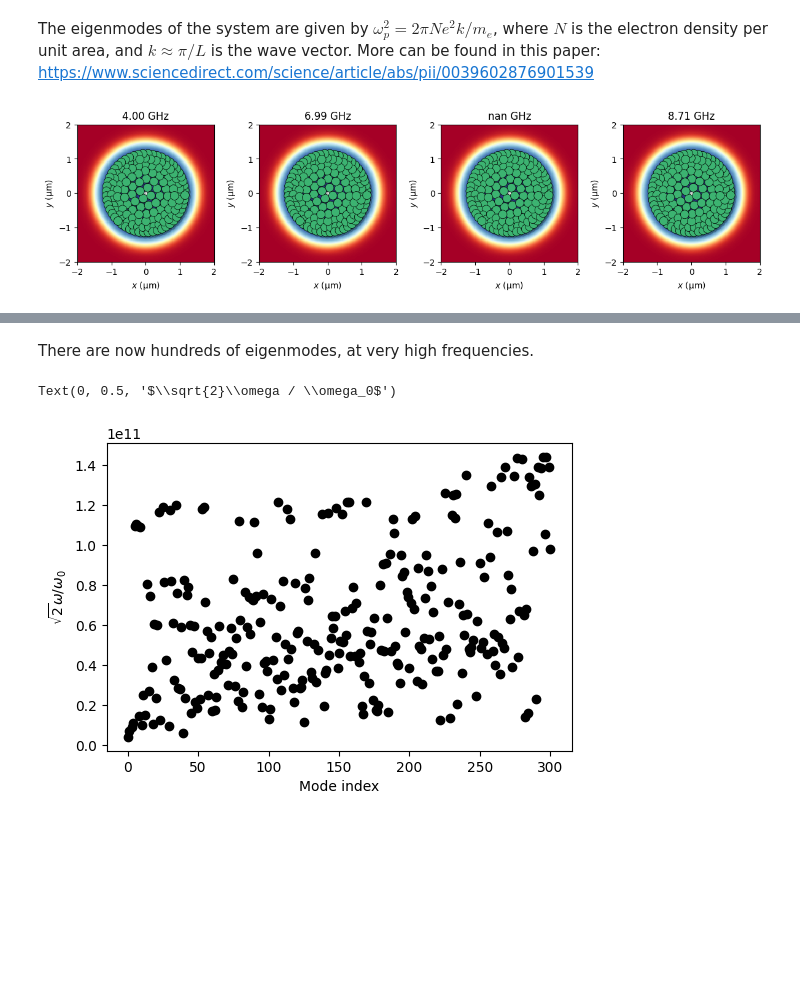
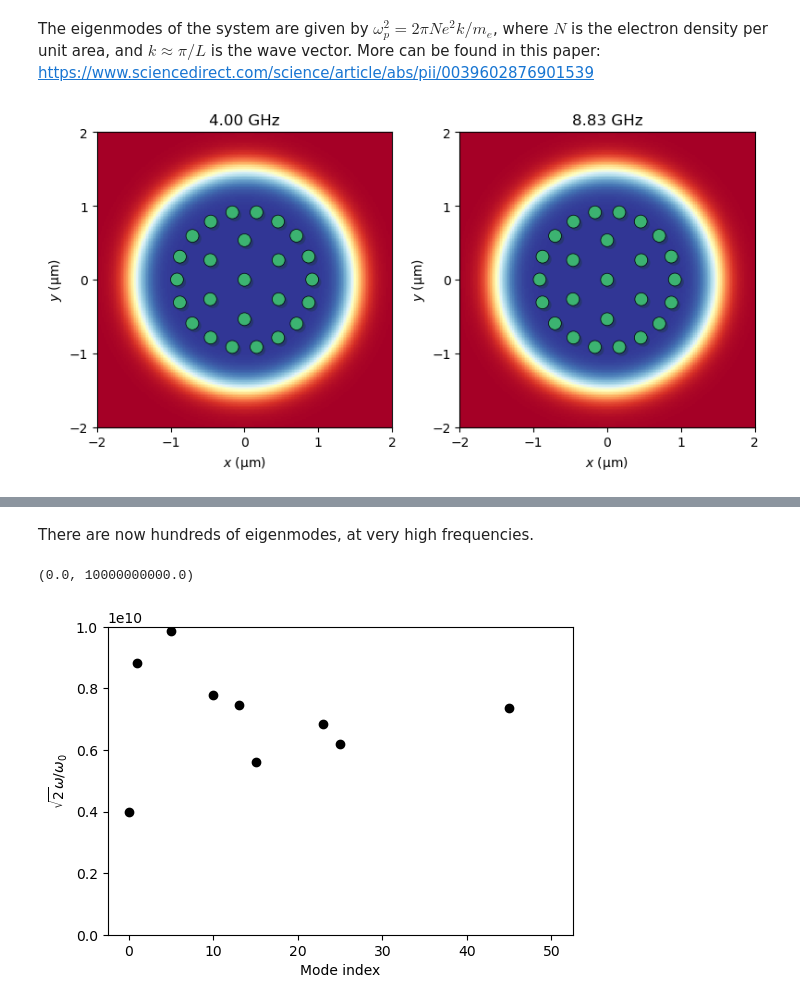
Before and after one commit to gkoolstra/quantum_electron, a Jupyter notebook: examples/01_square_well.ipynb, the cells around one changed output, grey strips where cells are left out. Cells and saved outputs as stored; diff of their text form; code cells hidden in the pictures; blank space fills up the shorter version.

```diff
--- a/examples/01_square_well.ipynb
+++ b/examples/01_square_well.ipynb
@@ -127,26 +137,26 @@ Text(0, 0.5, 'Local density (cm$^{-2}$)')
 # %% [markdown]
 The eigenmodes of the system are given by $\omega_p^2 = 2\pi N e^2 k / m_e$, where $N$ is the electron density per unit area, and $k \approx \pi / L$ is the wave vector. More can be found in this paper:  https://www.sciencedirect.com/science/article/abs/pii/0039602876901539
 # %%
-mode_idcs = range(0, 4)
-n_electrons = 150
+mode_idcs = range(0, 2)
+n_electrons = 25
 
-fig, ax = plt.subplots(1, len(mode_idcs), figsize=(len(mode_idcs) * 3, 6))
-fm = FullModel(potential_dict=potential_dict, voltage_dict=voltages, trap_annealing_steps=[1.0]*10)
+fig, ax = plt.subplots(1, len(mode_idcs), figsize=(len(mode_idcs) * 4, 7))
+fm = FullModel(potential_dict=potential_dict, voltage_dict=voltages, trap_annealing_steps=[10.0]*10)
 res = fm.get_electron_positions(n_electrons=n_electrons, electron_initial_positions=None)
 fm.set_rf_interpolator(rf_electrode_labels=['dot', 'gnd'])
 
 for k, m in enumerate(mode_idcs):
     fm.plot_potential_energy(ax=ax[k], dxdy=(4, 4), print_voltages=False, plot_contours=False)
 
     K, M = fm.setup_eom(res['x'])
     efreqs, evecs = fm.solve_eom(K, M, sort_by_cavity_participation=True)
 
     ax[k].set_title(f"{efreqs[m]/1e9:.2f} GHz")
 
 fig.tight_layout()
 anim = fm.animate_eigenvectors(fig, ax, evecs.T, res['x'], amplitude=0.5e-7)
 # %% [output]
-[figure, old version]
+[figure, new version]
 # %%
 fm.show_animation(anim)
 # %% [output]
@@ -158,9 +168,10 @@ plt.figure(figsize=(6., 4.))
 plt.plot(efreqs, 'ok')
 plt.xlabel("Mode index")
 plt.ylabel(r"$\sqrt{2}\omega / \omega_0$")
+plt.ylim(0, 10e9)
 # %% [output]
-Text(0, 0.5, '$\\sqrt{2}\\omega / \\omega_0$')
+(0.0, 10000000000.0)
-[figure, old version]
+[figure, new version]
 # %%
 k = np.pi / R0
 
```
Also changed, not shown: parts of 9 cells of this notebook, 4 other files.
